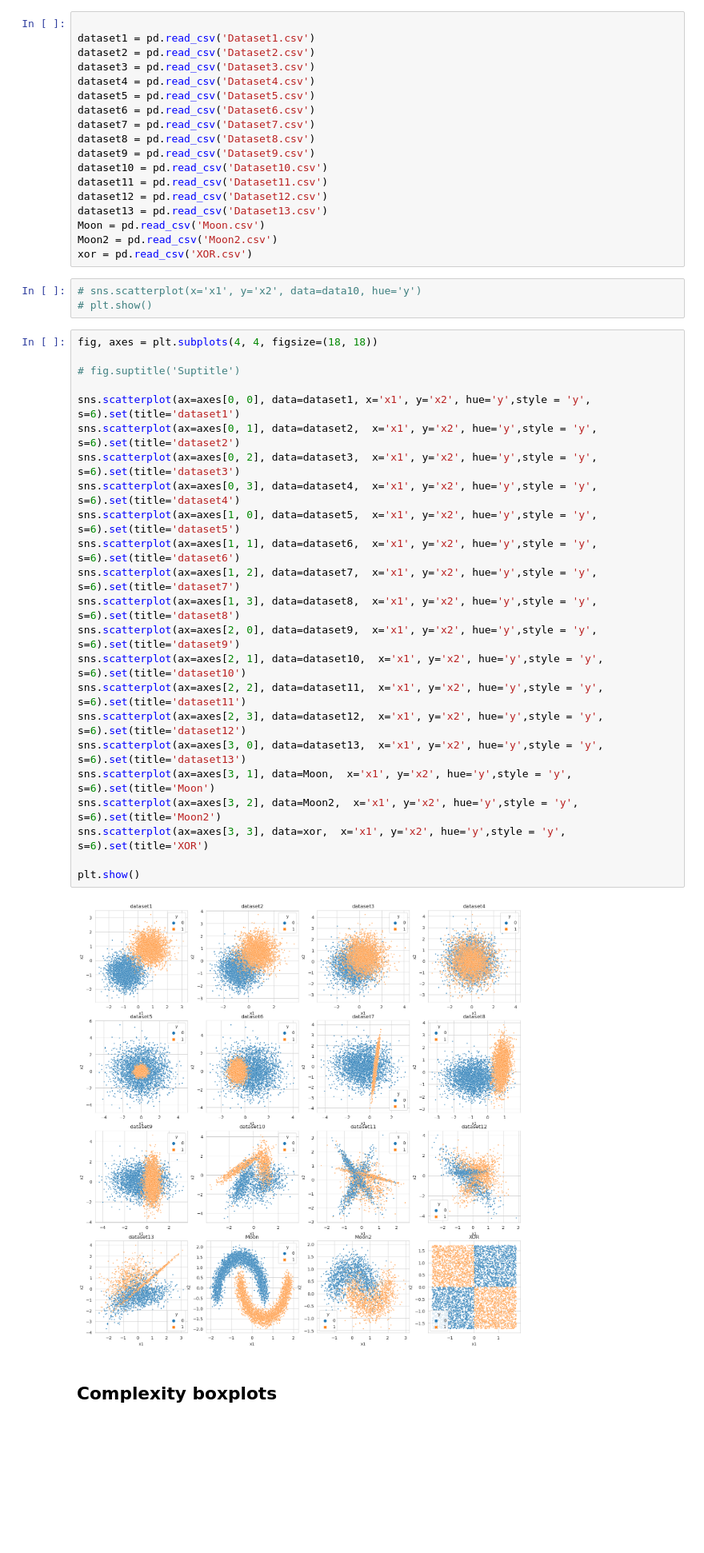
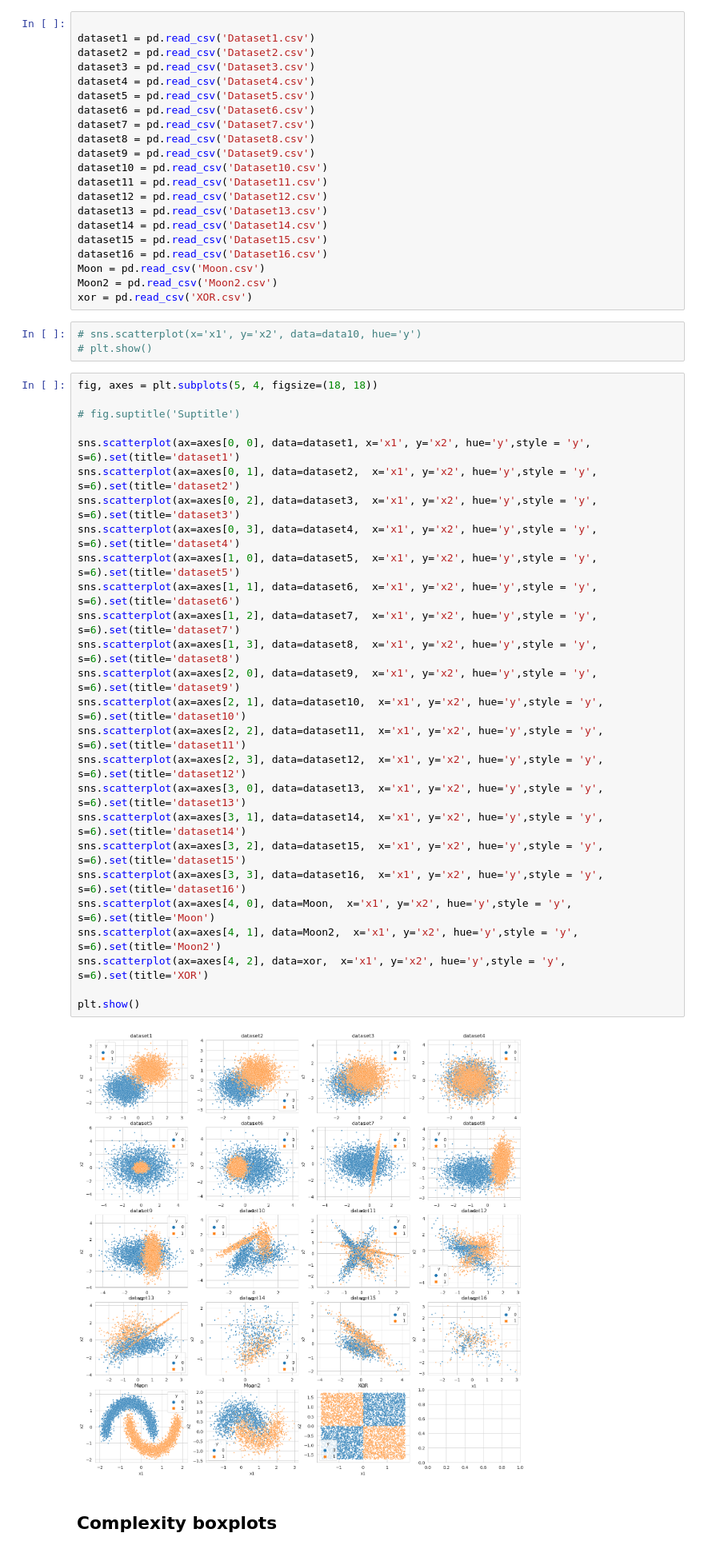
Before and after one commit to carmenlancho/EnsemblesComplexity, a Jupyter notebook: ArtificialDatasets_ComplexityAnalysis.ipynb, the cells around one changed output. Shown at 80% size. Drawn from its saved outputs; the diff is of its cells as text; blank space fills up the shorter version.

Commit message:
Notebook with 3 new datasets

```diff
--- a/ArtificialDatasets_ComplexityAnalysis.ipynb
+++ b/ArtificialDatasets_ComplexityAnalysis.ipynb
@@ -25,6 +25,9 @@ dataset10 = pd.read_csv('Dataset10.csv')
 dataset11 = pd.read_csv('Dataset11.csv')
 dataset12 = pd.read_csv('Dataset12.csv')
 dataset13 = pd.read_csv('Dataset13.csv')
+dataset14 = pd.read_csv('Dataset14.csv')
+dataset15 = pd.read_csv('Dataset15.csv')
+dataset16 = pd.read_csv('Dataset16.csv')
 Moon = pd.read_csv('Moon.csv')
 Moon2 = pd.read_csv('Moon2.csv')
 xor = pd.read_csv('XOR.csv')
@@ -32,30 +35,33 @@ xor = pd.read_csv('XOR.csv')
 # sns.scatterplot(x='x1', y='x2', data=data10, hue='y')
 # plt.show()
 # %%
-fig, axes = plt.subplots(4, 4, figsize=(18, 18))
+fig, axes = plt.subplots(5, 4, figsize=(18, 18))
 
 # fig.suptitle('Suptitle')
 
 sns.scatterplot(ax=axes[0, 0], data=dataset1, x='x1', y='x2', hue='y',style = 'y', s=6).set(title='dataset1')
 sns.scatterplot(ax=axes[0, 1], data=dataset2,  x='x1', y='x2', hue='y',style = 'y', s=6).set(title='dataset2')
 sns.scatterplot(ax=axes[0, 2], data=dataset3,  x='x1', y='x2', hue='y',style = 'y', s=6).set(title='dataset3')
 sns.scatterplot(ax=axes[0, 3], data=dataset4,  x='x1', y='x2', hue='y',style = 'y', s=6).set(title='dataset4')
 sns.scatterplot(ax=axes[1, 0], data=dataset5,  x='x1', y='x2', hue='y',style = 'y', s=6).set(title='dataset5')
 sns.scatterplot(ax=axes[1, 1], data=dataset6,  x='x1', y='x2', hue='y',style = 'y', s=6).set(title='dataset6')
 sns.scatterplot(ax=axes[1, 2], data=dataset7,  x='x1', y='x2', hue='y',style = 'y', s=6).set(title='dataset7')
 sns.scatterplot(ax=axes[1, 3], data=dataset8,  x='x1', y='x2', hue='y',style = 'y', s=6).set(title='dataset8')
 sns.scatterplot(ax=axes[2, 0], data=dataset9,  x='x1', y='x2', hue='y',style = 'y', s=6).set(title='dataset9')
 sns.scatterplot(ax=axes[2, 1], data=dataset10,  x='x1', y='x2', hue='y',style = 'y', s=6).set(title='dataset10')
 sns.scatterplot(ax=axes[2, 2], data=dataset11,  x='x1', y='x2', hue='y',style = 'y', s=6).set(title='dataset11')
 sns.scatterplot(ax=axes[2, 3], data=dataset12,  x='x1', y='x2', hue='y',style = 'y', s=6).set(title='dataset12')
 sns.scatterplot(ax=axes[3, 0], data=dataset13,  x='x1', y='x2', hue='y',style = 'y', s=6).set(title='dataset13')
-sns.scatterplot(ax=axes[3, 1], data=Moon,  x='x1', y='x2', hue='y',style = 'y', s=6).set(title='Moon')
-sns.scatterplot(ax=axes[3, 2], data=Moon2,  x='x1', y='x2', hue='y',style = 'y', s=6).set(title='Moon2')
-sns.scatterplot(ax=axes[3, 3], data=xor,  x='x1', y='x2', hue='y',style = 'y', s=6).set(title='XOR')
+sns.scatterplot(ax=axes[3, 1], data=dataset14,  x='x1', y='x2', hue='y',style = 'y', s=6).set(title='dataset14')
+sns.scatterplot(ax=axes[3, 2], data=dataset15,  x='x1', y='x2', hue='y',style = 'y', s=6).set(title='dataset15')
+sns.scatterplot(ax=axes[3, 3], data=dataset16,  x='x1', y='x2', hue='y',style = 'y', s=6).set(title='dataset16')
+sns.scatterplot(ax=axes[4, 0], data=Moon,  x='x1', y='x2', hue='y',style = 'y', s=6).set(title='Moon')
+sns.scatterplot(ax=axes[4, 1], data=Moon2,  x='x1', y='x2', hue='y',style = 'y', s=6).set(title='Moon2')
+sns.scatterplot(ax=axes[4, 2], data=xor,  x='x1', y='x2', hue='y',style = 'y', s=6).set(title='XOR')
 
 plt.show()
 # %% [output]
-[figure, old version]
+[figure, new version]
 # %% [markdown]
 ## Complexity boxplots
 # %%
```
Also changed, not shown: parts of 2 cells of this notebook.
